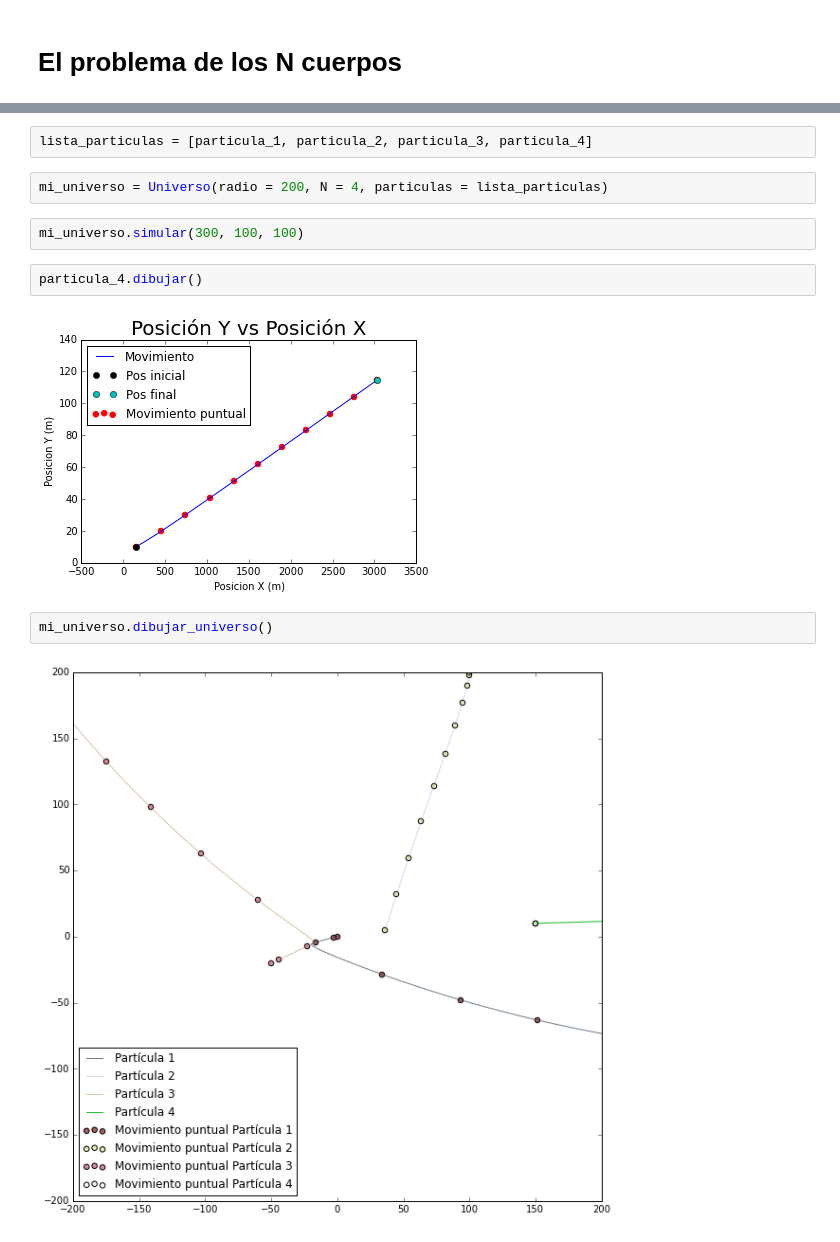
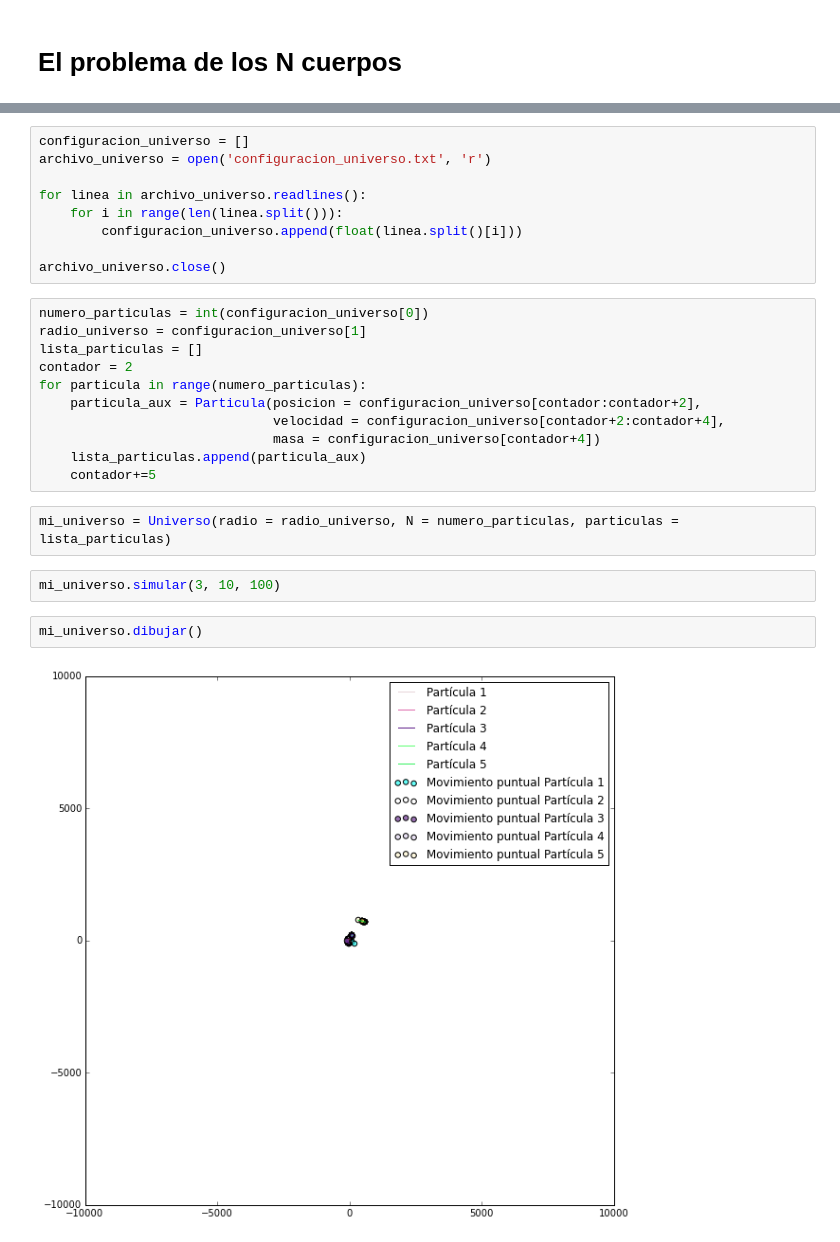
Before and after one commit to AzulGarza/proyecto-mate-compu, a Jupyter notebook: proyecto/Exposicion.ipynb, the cells around one changed output, grey strips where cells are left out. Saved outputs shown, nothing was run; the diff lists cells and outputs as text.

```diff
--- a/proyecto/Exposicion.ipynb
+++ b/proyecto/Exposicion.ipynb
@@ -350,14 +521,28 @@ particula_4 = Particula(posicion = [150.0, 10.0], velocidad = [10.0, 0.3], masa
-# %%
-lista_particulas = [particula_1, particula_2, particula_3, particula_4]
+# %%
+configuracion_universo = []
+archivo_universo = open('configuracion_universo.txt', 'r')
+
+for linea in archivo_universo.readlines():
+    for i in range(len(linea.split())):
+        configuracion_universo.append(float(linea.split()[i]))
+
+archivo_universo.close()
+# %%
+numero_particulas = int(configuracion_universo[0])
+radio_universo = configuracion_universo[1]
+lista_particulas = []
+contador = 2
+for particula in range(numero_particulas):
+    particula_aux = Particula(posicion = configuracion_universo[contador:contador+2],
+                              velocidad = configuracion_universo[contador+2:contador+4],
+                              masa = configuracion_universo[contador+4])
+    lista_particulas.append(particula_aux)
+    contador+=5
 # %%
-mi_universo = Universo(radio = 200, N = 4, particulas = lista_particulas)
+mi_universo = Universo(radio = radio_universo, N = numero_particulas, particulas = lista_particulas)
 # %%
-mi_universo.simular(300, 100, 100)
+mi_universo.simular(3, 10, 100)
 # %%
-particula_4.dibujar()
+mi_universo.dibujar()
 # %% [output]
-[figure, old version]
+[figure, new version]
-# %%
-mi_universo.dibujar_universo()
-# %% [output]
-[figure, removed]
```
Also changed, not shown: parts of 12 cells of this notebook.
